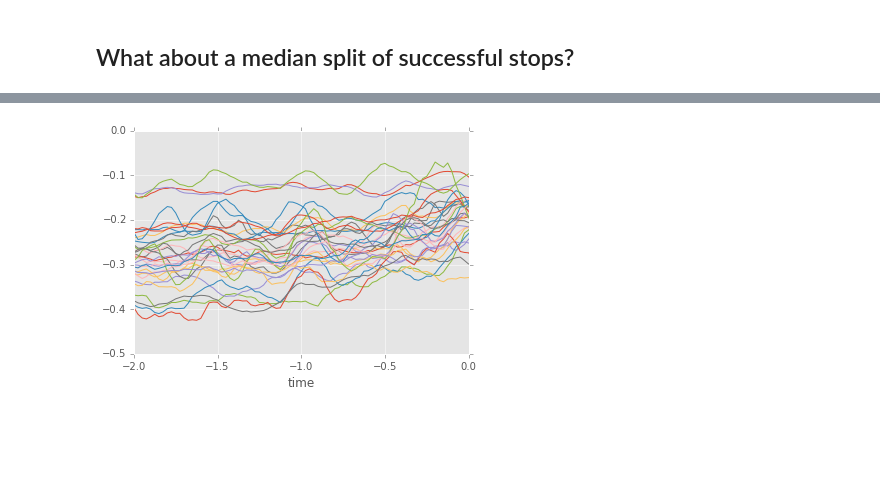
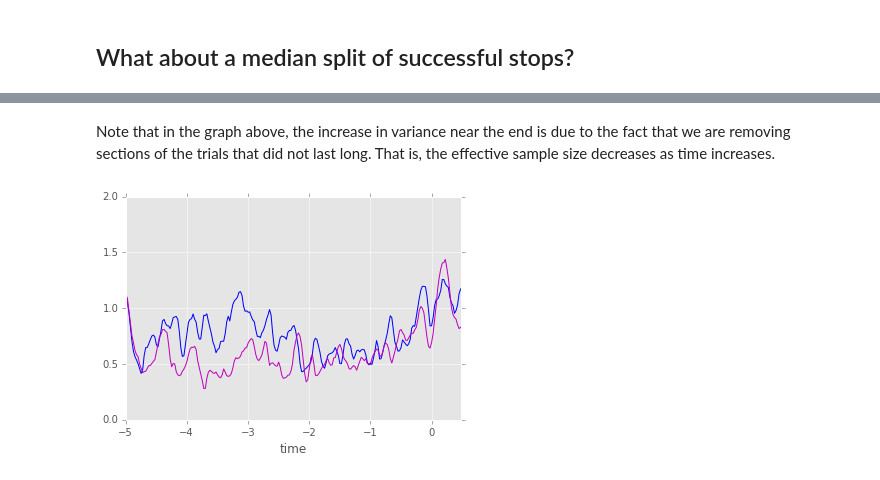
Before and after one commit to jmxpearson/hephys, a Jupyter notebook: bartc/theta_threshold_tests.ipynb, the cells around one changed output, grey strips where cells are left out. Cells and saved outputs as stored; diff of their text form; code cells hidden in the pictures; blank space fills up the shorter version.

```diff
--- a/bartc/theta_threshold_tests.ipynb
+++ b/bartc/theta_threshold_tests.ipynb
@@ -175,6 +189,8 @@ plt.ylim(-0.5, 0);
-# %%
-stop_hi_df.plot(legend=False);
-plt.xlim(-2, 0);
-plt.ylim(-0.5, 0);
-# %% [output]
-[figure, removed]
+# %% [markdown]
+Note that in the graph above, the increase in variance near the end is due to the fact that we are removing sections of the trials that did not last long. That is, the effective sample size decreases as time increases.
+# %%
+ax = stop_lo_df.std(axis=1).plot(color='b');
+stop_hi_df.std(axis=1).plot(color='m', ax=ax);
+plt.ylim(0, 2);
+# %% [output]
+[figure, added]
```
Also changed, not shown: parts of 16 cells of this notebook.
